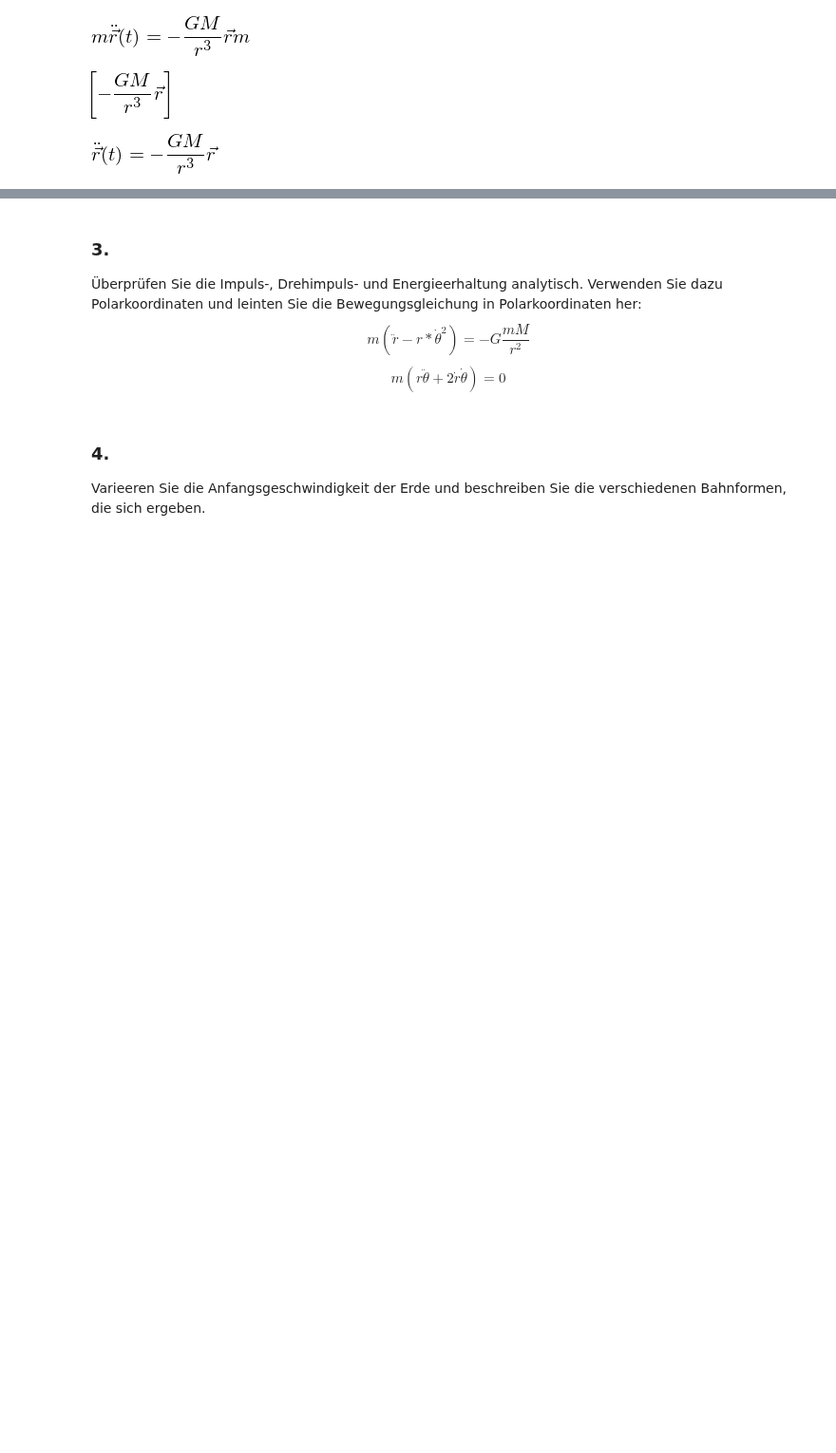
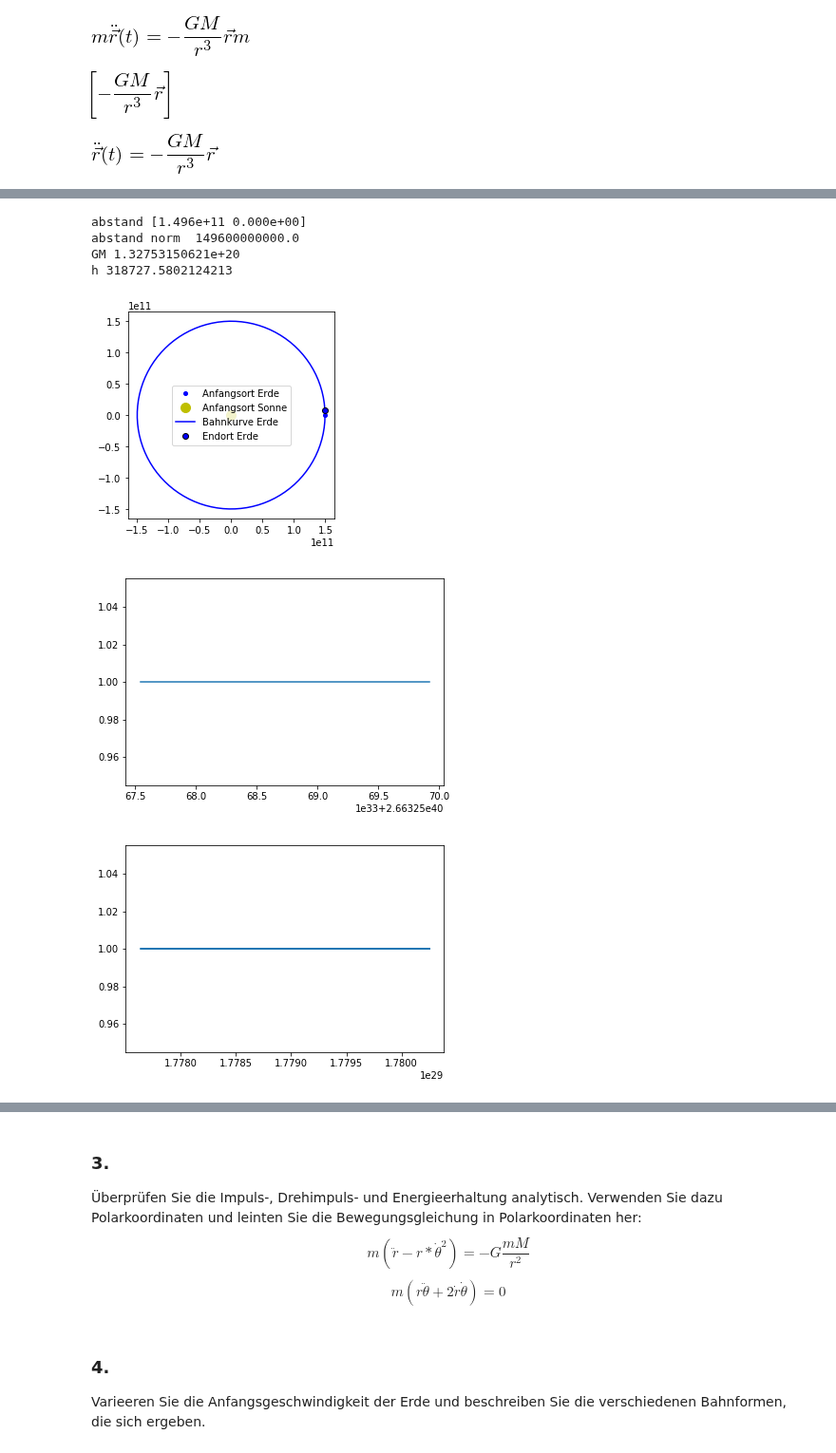
Before and after one commit to AlexandraMayer/Modellbildung-und-Simulation, a Jupyter notebook: Abgabe 2/Klassische Mechanik 2 (Meyer, Mayer).ipynb, the cells around one changed output, grey strips where cells are left out. Shown at 95% size. Drawn from its saved outputs; the diff is of its cells as text; code cells hidden in the pictures; blank space fills up the shorter version.

```diff
--- a/Abgabe 2/Klassische Mechanik 2 (Meyer, Mayer).ipynb
+++ b/Abgabe 2/Klassische Mechanik 2 (Meyer, Mayer).ipynb
@@ -111,8 +114,8 @@ a_gesch_e = np.array([0., 29.8e3])
 # %%
-def rk4(y_n, h, f):
-    k1 = f
+def rk4(y, t, h, ode):
+    k1 = np.array(ode(t, y))
     k2 = np.array(ode(t+(h/2), y+ (h/2)*k1))
     k3 = np.array(ode(t+(h/2), y+(h/2)*k2))
     k4 = np.array(ode(t+h, y+h*k3))
     ynew = y + h*(k1+2*k2+2*k3+k4)/6
-    return np.array(y_n+h*f)
+    return ynew
@@ -118,0 +144,18 @@ def rk4(y_n, h, f):
+# %%
+def ODEBahngleichung_rk(t, y):
+#def ODEBahngleichung(y, t):
+    #print('Bahngleichung')
+    #print('t', t)
+    #print('y', y)
+    rx = y[0]
+    ry = y[1]
+    dy = np.zeros_like(y)
+    dy[0] = y[-2]
+    dy[1] = y[-1]
+    #dy[2] = -(G_val*M_val*rx)/(sy.sqrt(rx**2+ry**2)**3)
+    #dy[3] = -(G_val*M_val*ry)/(sy.sqrt(rx**2+ry**2)**3)
+    dy[2] = -((G_val*M_val)*rx)/(sy.sqrt(rx**2+ry**2)**3)
+    dy[3] = -((G_val*M_val)*ry)/(sy.sqrt(rx**2+ry**2)**3)
+    #print('old r_n', y)
+    #print('dr_n', dy)
+    return dy
@@ -172 +328,17 @@ array([-1.3275412528e+20*r_{x_1}/(r_{x_1}**2 + r_{y_1}**2)**(3/2),
+# %%
+L,I = Bahnkurve_Plot(a_ort_e, a_gesch_e, 0, 31554030.44102971, N=100)
+#print(L)
+plt.plot(L, [1.]*len(L))
+plt.show()
+plt.plot(I, [1.]*len(I))
+plt.show()
+#print(I)
+# %% [output]
+abstand [1.496e+11 0.000e+00]
+abstand norm  149600000000.0
+GM 1.32753150621e+20
+h 318727.5802124213
+[figure, added]
+[figure, added]
+[figure, added]
 # %%
```
Also changed, not shown: parts of 18 cells of this notebook.
